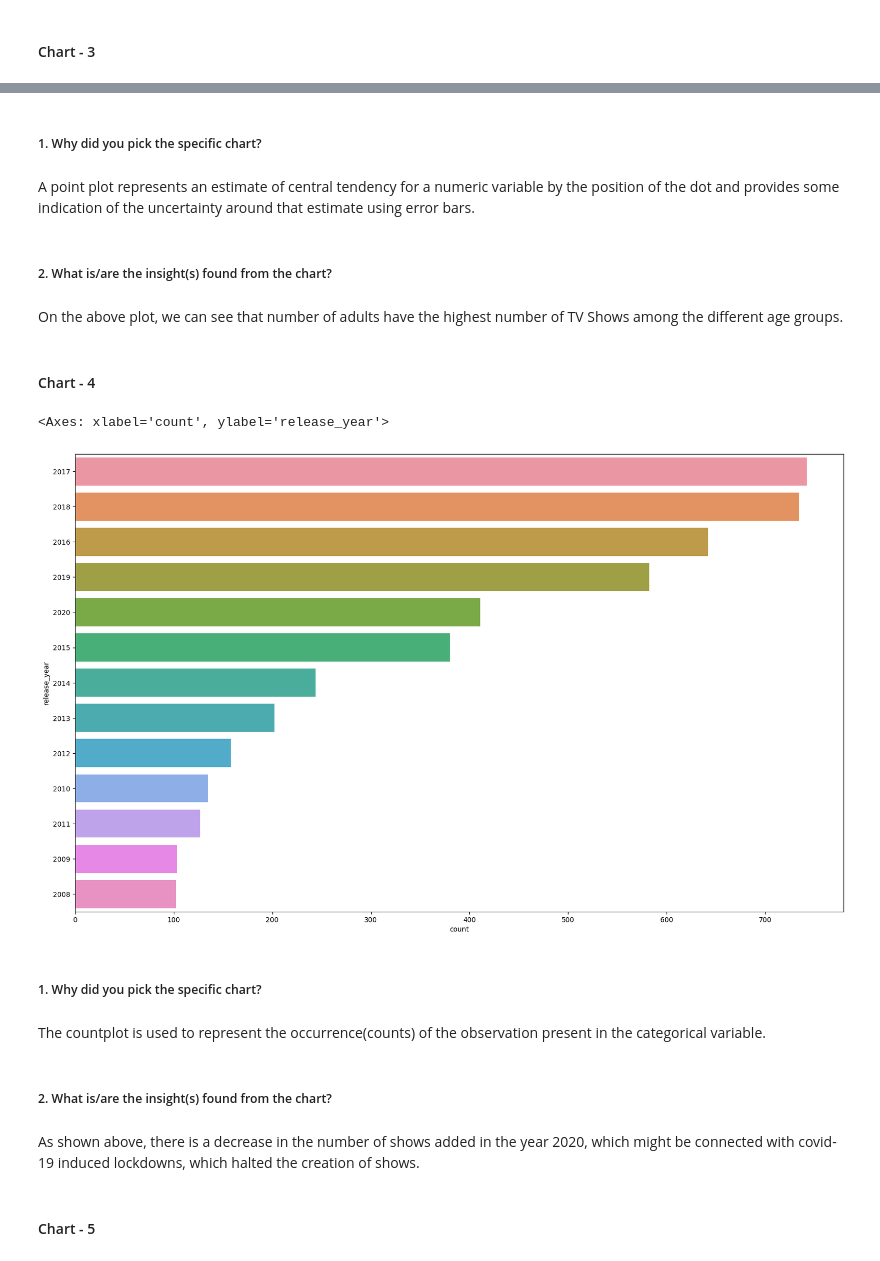
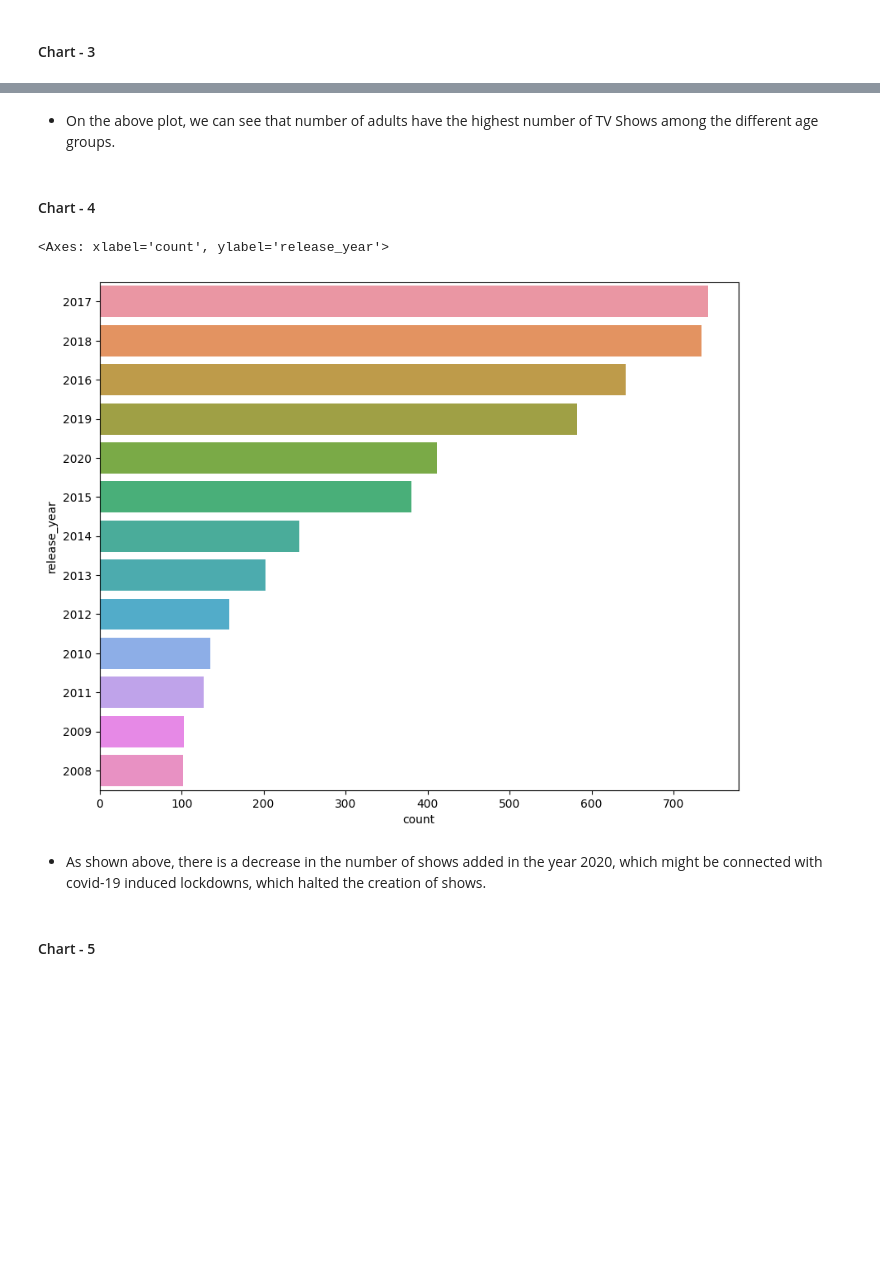
Before and after one commit to RahulI5/Netflix-Movies-and-TV-Shows-Clustering, a Jupyter notebook: Netflix_Movies_and_TV_Shows_Clustering.ipynb, the cells around one changed output, grey strips where cells are left out. Saved outputs shown, nothing was run; the diff lists cells and outputs as text; code cells hidden in the pictures; blank space fills up the shorter version.

```diff
--- a/Netflix_Movies_and_TV_Shows_Clustering.ipynb
+++ b/Netflix_Movies_and_TV_Shows_Clustering.ipynb
@@ -360,29 +352,17 @@ plt.show()
-# %% [markdown]
-##### 1. Why did you pick the specific chart?
-# %% [markdown]
-A point plot represents an estimate of central tendency for a numeric variable by the position of the dot and provides some indication of the uncertainty around that estimate using error bars.
-# %% [markdown]
-##### 2. What is/are the insight(s) found from the chart?
 # %% [markdown]
-On the above plot, we can see that number of adults have the highest number of TV Shows among the different age groups.
+* On the above plot, we can see that number of adults have the highest number of TV Shows among the different age groups.
 # %% [markdown]
 #### Chart - 4
 # %%
 # Chart - 4 visualization code
 movies=df[df['type']=='Movie']
-plt.figure(figsize=(20,12))
+plt.figure(figsize=(10,8))
 sns.countplot(y=movies['release_year'],data=df,order=movies['release_year'].value_counts().index[0:13])
 # %% [output]
 <Axes: xlabel='count', ylabel='release_year'>
-[figure, old version]
+[figure, new version]
-# %% [markdown]
-##### 1. Why did you pick the specific chart?
-# %% [markdown]
-The countplot is used to represent the occurrence(counts) of the observation present in the categorical variable.
-# %% [markdown]
-##### 2. What is/are the insight(s) found from the chart?
 # %% [markdown]
-As shown above, there is a decrease in the number of shows added in the year 2020, which might be connected with covid-19 induced lockdowns, which halted the creation of shows.
+* As shown above, there is a decrease in the number of shows added in the year 2020, which might be connected with covid-19 induced lockdowns, which halted the creation of shows.
 # %% [markdown]
 #### Chart - 5
 # %%
```
Also changed, not shown: parts of 117 cells of this notebook.
